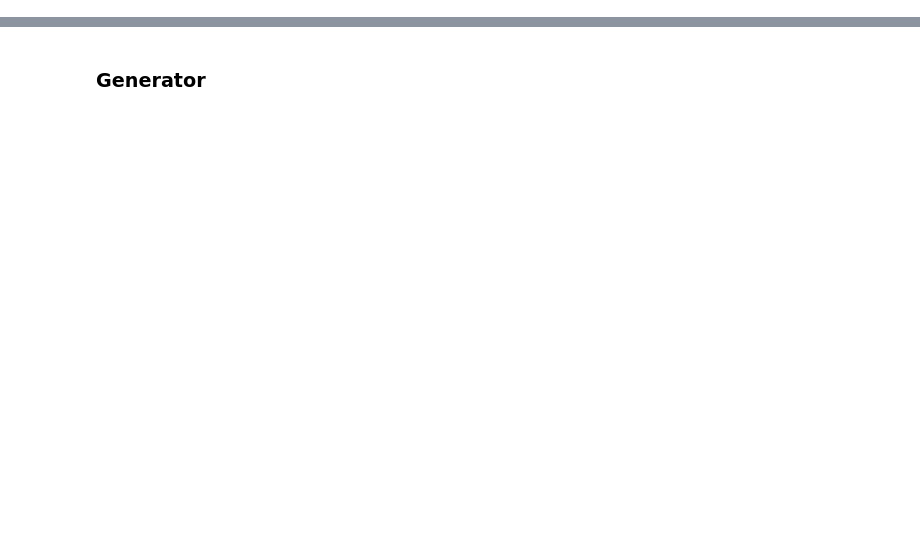
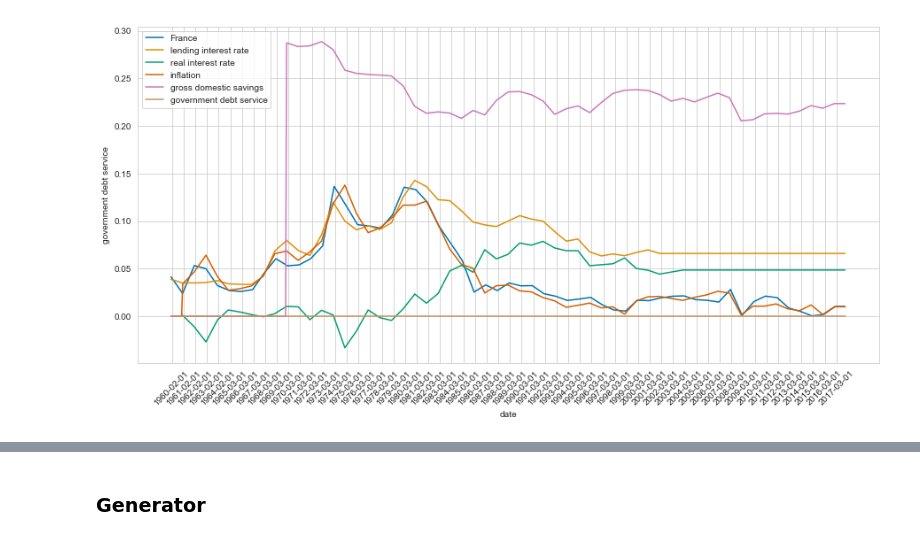
Before and after one commit to denominations-io/macroeconomics, a Jupyter notebook: cgan.ipynb, the cells around one changed output, grey strips where cells are left out. Drawn from its saved outputs; the diff is of its cells as text; code cells hidden in the pictures; blank space fills up the shorter version.

```diff
--- a/cgan.ipynb
+++ b/cgan.ipynb
@@ -21,0 +33,7 @@ sns.set_palette("colorblind")
+# %%
+country = 'France'
+# %%
+features_df = pd.read_csv('features/m_one/%s_features.csv' % country, sep=';', header=0)
+labels_df = pd.read_csv('features/m_one/labels_interpolated.csv', sep=';', header=0)
+# %%
+combined_df = pd.concat([features_df, labels_df.drop(columns=['date'])], axis=1)
@@ -21,0 +50,14 @@ sns.set_palette("colorblind")
+# %%
+fig, ax = plt.subplots(figsize=(15,7))
+[sns.lineplot(x='date', y=c, markers=True, ax=ax, label=c, data=combined_df) for c in list([country, 'lending interest rate', 'real interest rate', 'inflation', 'gross domestic savings', 'government debt service'])]
+
+xticks=ax.xaxis.get_major_ticks()
+for i in range(len(xticks)):
+    if i % 12 == 1:
+        xticks[i].set_visible(True)
+    else:
+        xticks[i].set_visible(False)
+
+ax.set_xticklabels(combined_df['date'], rotation=45);
+# %% [output]
+[figure, added]
```
Also changed, not shown: parts of 26 cells of this notebook.
